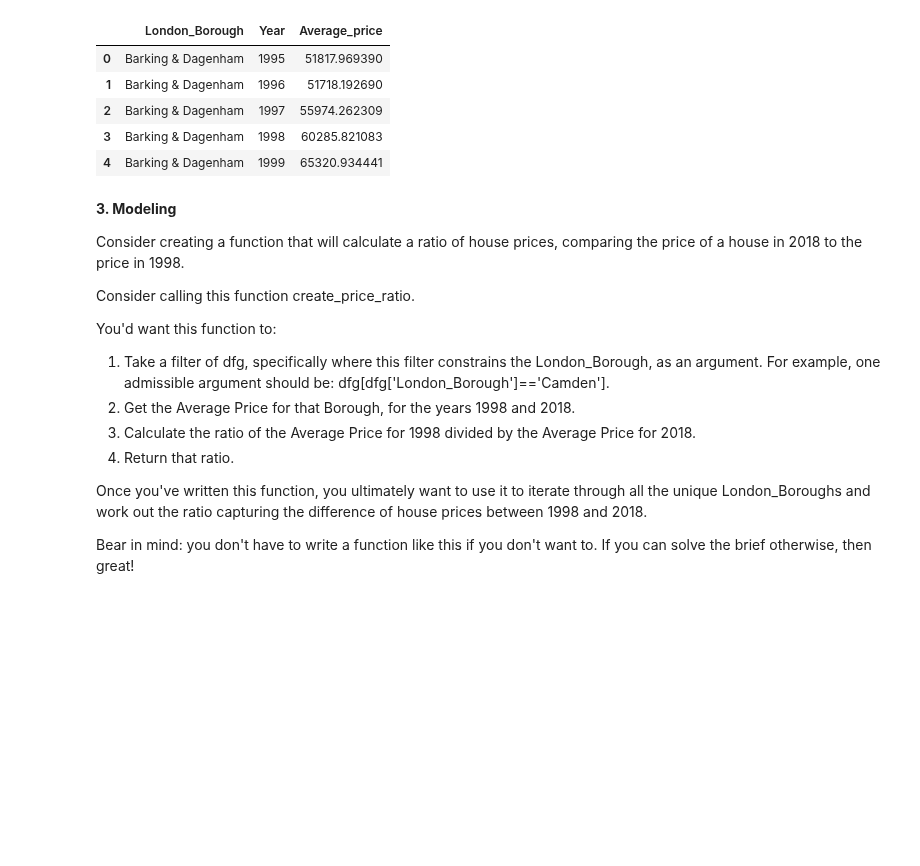
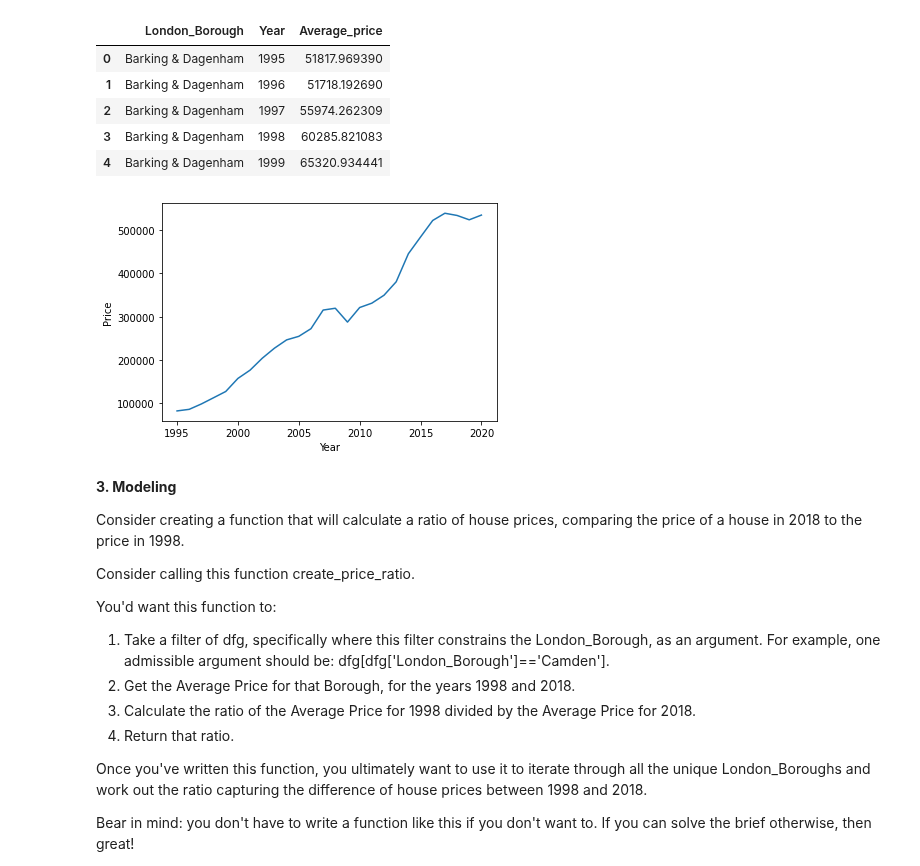
Before and after one commit to yoyo6022/Springboard-hands-on-project, a Jupyter notebook: Unit4Challenge_Tier3.ipynb, the cells around one changed output. Saved outputs shown, nothing was run; the diff lists cells and outputs as text; code cells hidden in the pictures; blank space fills up the shorter version.

```diff
--- a/Unit4Challenge_Tier3.ipynb
+++ b/Unit4Challenge_Tier3.ipynb
@@ -464,6 +466,15 @@ dfg.head()
 | 2 | Barking & Dagenham | 1997 | 55974.262309 |
 | 3 | Barking & Dagenham | 1998 | 60285.821083 |
 | 4 | Barking & Dagenham | 1999 | 65320.934441 |
+# %%
+# Check the overall trend of increasement
+df_y = df.groupby('Year')['Average_price'].mean()
+# %%
+df_y.plot()
+plt.ylabel('Price')
+plt.show()
+# %% [output]
+[figure, added]
 # %% [markdown]
 **3. Modeling**
 
```
Also changed, not shown: parts of 2 cells of this notebook.
